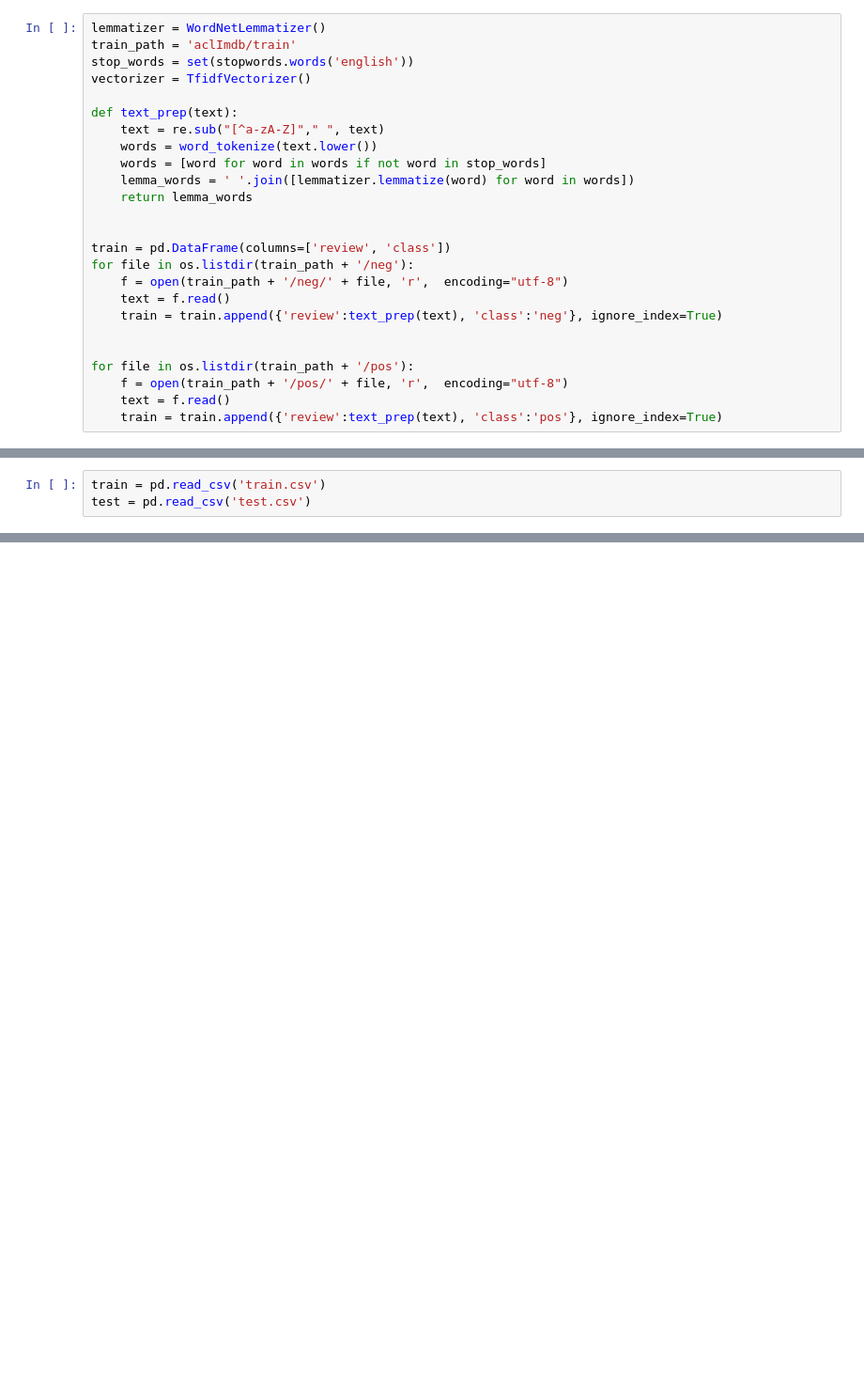
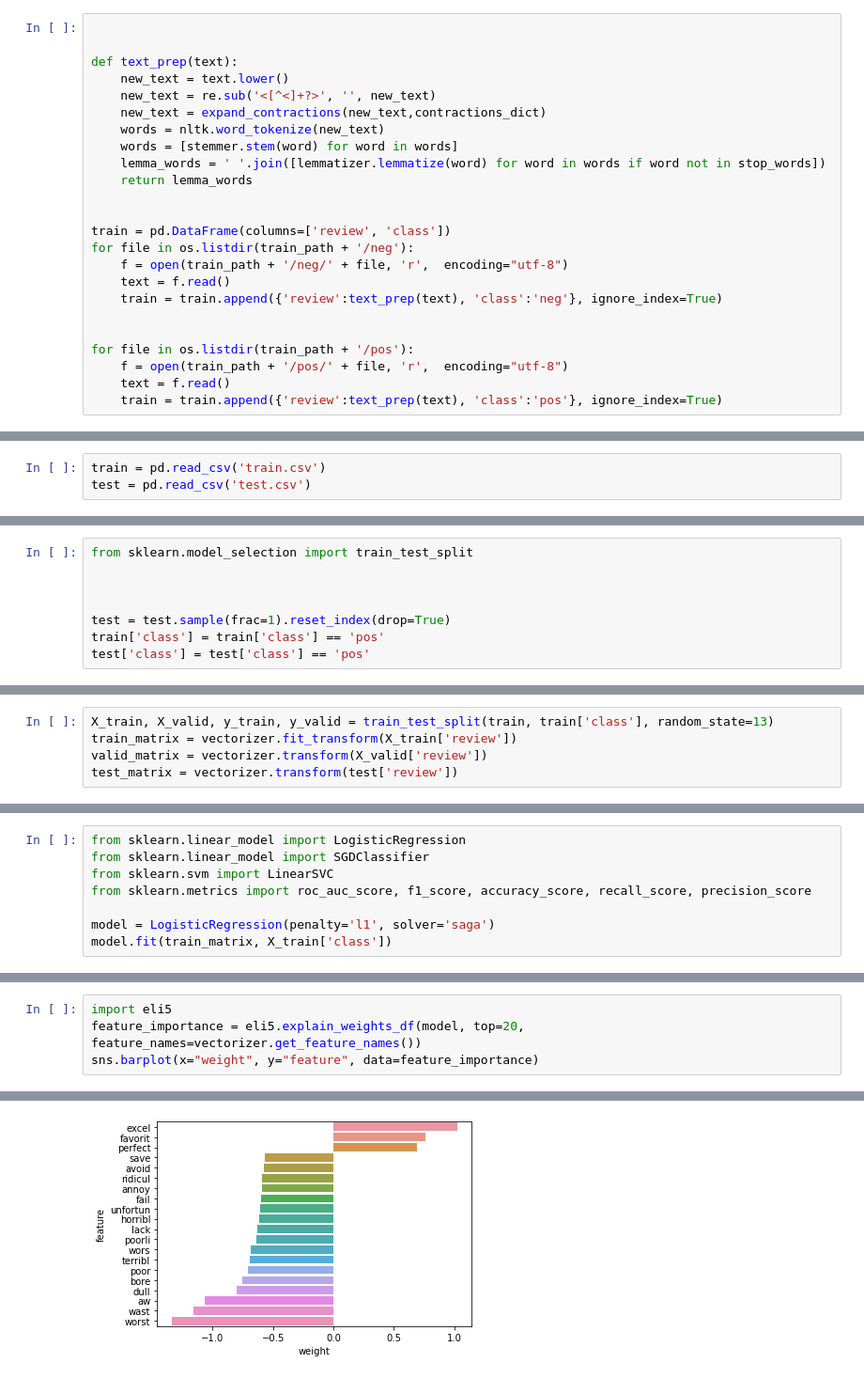
Before and after one commit to kozloffevgeniy/internship_courses, a Jupyter notebook: HT4.ipynb, the cells around one changed output, grey strips where cells are left out. Shown: that part at 94% size. Cells and saved outputs as stored; diff of their text form; blank space fills up the shorter version.

```diff
--- a/HT4.ipynb
+++ b/HT4.ipynb
@@ -15,14 +169,13 @@ import re
 # %%
-lemmatizer = WordNetLemmatizer()
-train_path = 'aclImdb/train'
-stop_words = set(stopwords.words('english'))
-vectorizer = TfidfVectorizer()
+
 
 def text_prep(text):
-    text = re.sub("[^a-zA-Z]"," ", text)
-    words = word_tokenize(text.lower())
-    words = [word for word in words if not word in stop_words]
-    lemma_words = ' '.join([lemmatizer.lemmatize(word) for word in words])
+    new_text = text.lower()
+    new_text = re.sub('<[^<]+?>', '', new_text)
+    new_text = expand_contractions(new_text,contractions_dict)
+    words = nltk.word_tokenize(new_text)
+    words = [stemmer.stem(word) for word in words]
+    lemma_words = ' '.join([lemmatizer.lemmatize(word) for word in words if word not in stop_words])
     return lemma_words
 
 
@@ -267,0 +249,8 @@ alpha 0.00295 , roc-auc  0.5028
+# %%
+from sklearn.model_selection import train_test_split
+
+
+
+test = test.sample(frac=1).reset_index(drop=True)
+train['class'] = train['class'] == 'pos'
+test['class'] = test['class'] == 'pos'
@@ -267,0 +259,5 @@ alpha 0.00295 , roc-auc  0.5028
+# %%
+X_train, X_valid, y_train, y_valid = train_test_split(train, train['class'], random_state=13)
+train_matrix = vectorizer.fit_transform(X_train['review'])
+valid_matrix = vectorizer.transform(X_valid['review'])
+test_matrix = vectorizer.transform(test['review'])
@@ -267,0 +266,8 @@ alpha 0.00295 , roc-auc  0.5028
+# %%
+from sklearn.linear_model import LogisticRegression
+from sklearn.linear_model import SGDClassifier
+from sklearn.svm import LinearSVC
+from sklearn.metrics import roc_auc_score, f1_score, accuracy_score, recall_score, precision_score
+
+model = LogisticRegression(penalty='l1', solver='saga')
+model.fit(train_matrix, X_train['class'])
@@ -267,0 +305,5 @@ alpha 0.00295 , roc-auc  0.5028
+# %%
+import eli5
+feature_importance = eli5.explain_weights_df(model, top=20, feature_names=vectorizer.get_feature_names())
+sns.barplot(x="weight", y="feature", data=feature_importance)
+# %% [output]
@@ -267,0 +311 @@ alpha 0.00295 , roc-auc  0.5028
+[figure, added]
```
Also changed, not shown: parts of 66 cells of this notebook.
